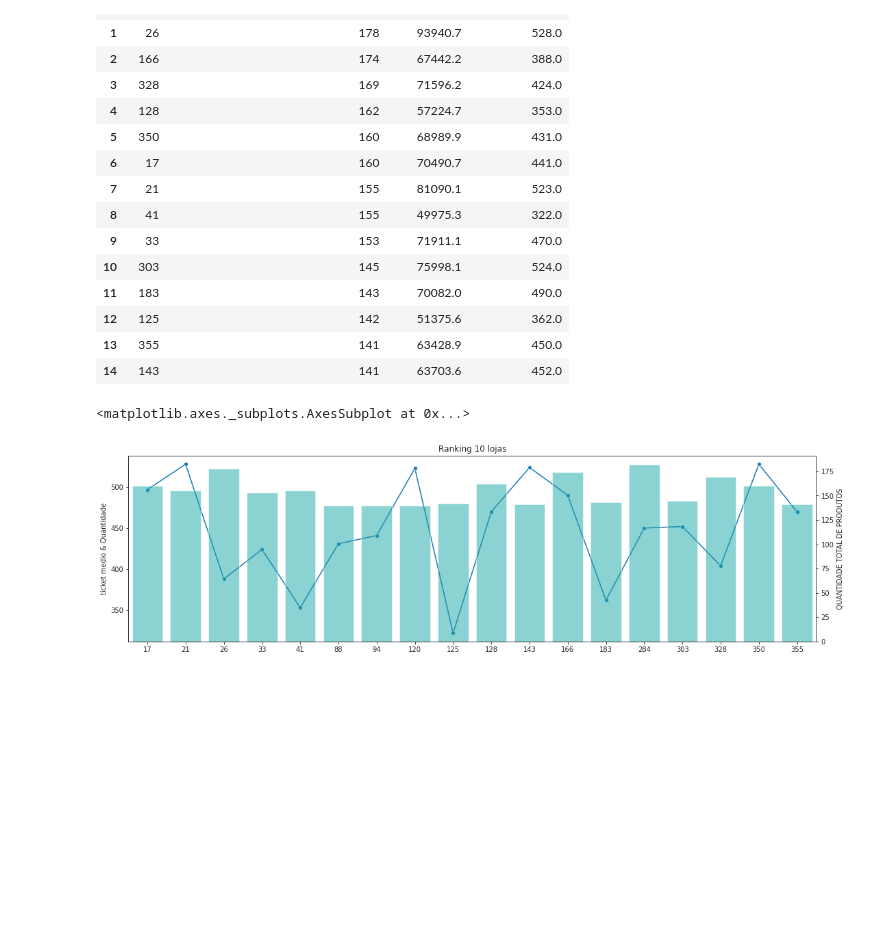
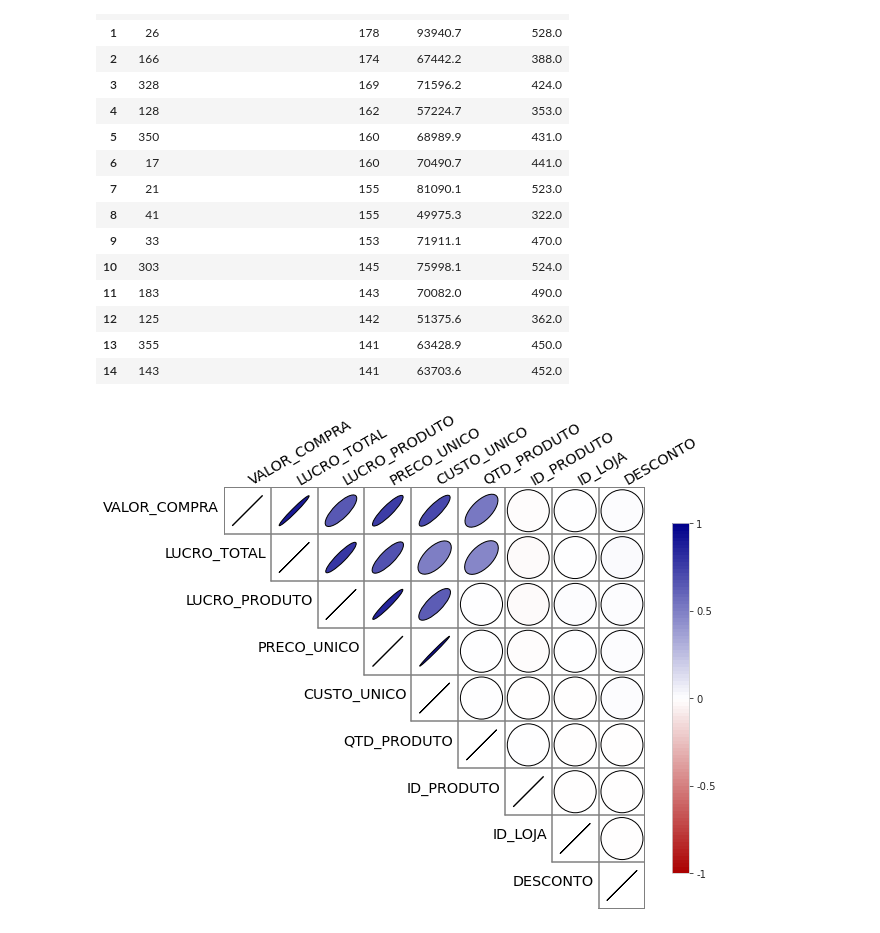
Before and after one commit to wander-asb/Estudos_ML, a Jupyter notebook: Sales.ipynb, the cells around one changed output. Cells and saved outputs as stored; diff of their text form; code cells hidden in the pictures; blank space fills up the shorter version.

```diff
--- a/Sales.ipynb
+++ b/Sales.ipynb
@@ -153,23 +137,12 @@ ranking_lojas
 | 12 | 125 | 142 | 51375.6 | 362.0 |
 | 13 | 355 | 141 | 63428.9 | 450.0 |
 | 14 | 143 | 141 | 63703.6 | 452.0 |
-# %%
-
-# Terminar...
-
-ax1 = sn.set_style(style="ticks", rc=None )
-
-fig, ax1 = plt.subplots(figsize=(18,5))
-
-sn.lineplot(data = ranking_lojas['TICKET_MEDIO'], marker='o',ax=ax1, alpha=1.0)
-ax2 = ax1.twinx()
-
-sn.barplot(data = ranking_lojas, x='LOJA', y='QUANTIDADE TOTAL DE PRODUTOS', alpha=0.5, ax=ax2, color = "c")
-
-ax2.set_title('Ranking 10 lojas', fontsize=12)
-ax2.set_xlabel('Loja', fontsize=10)
-ax1.set_ylabel('ticket medio & Quantidade', fontsize=10)
-ax2
-# %% [output]
-<matplotlib.axes._subplots.AxesSubplot at 0x...>
-[figure, removed]
+# %%
+from biokit.viz import corrplot
+corr_graf = corrplot.Corrplot(df.corr())
+corr_graf.plot(upper = 'ellipse', fontsize = 'x-large')
+fig = plt.gcf()
+fig.set_size_inches(10, 10)
+fig.show()
+# %% [output]
+[figure, added]
```
Also changed, not shown: parts of 1 cell of this notebook.
